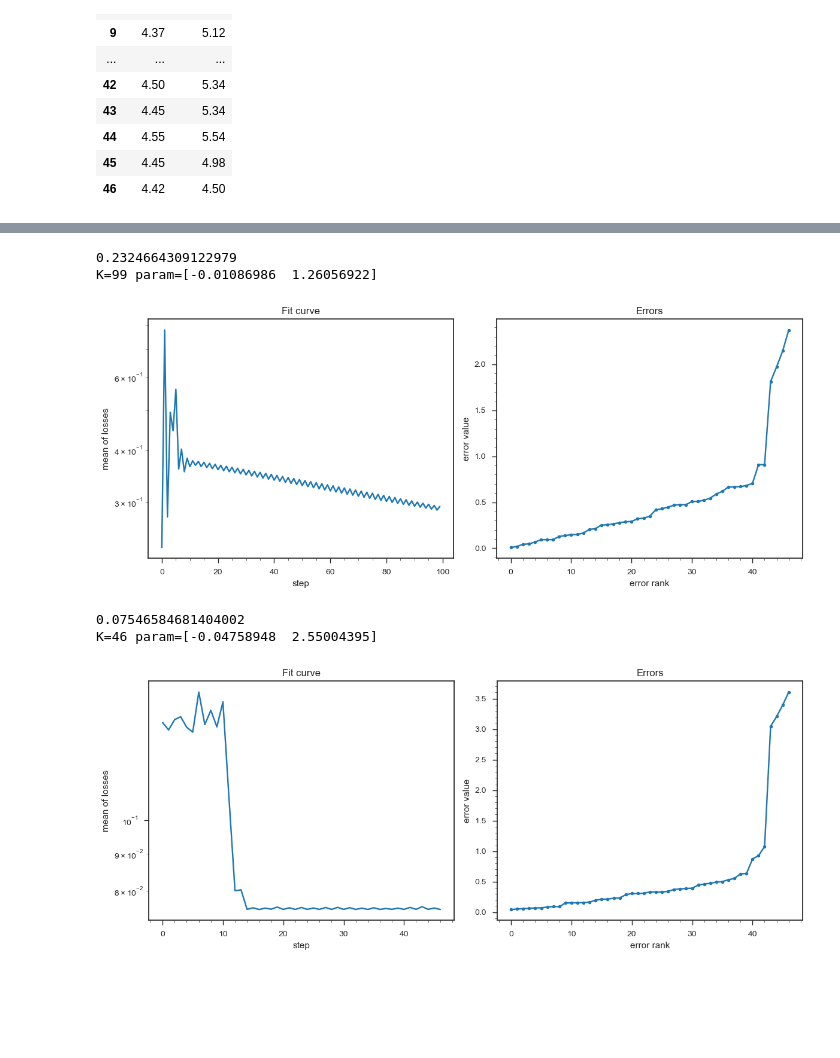
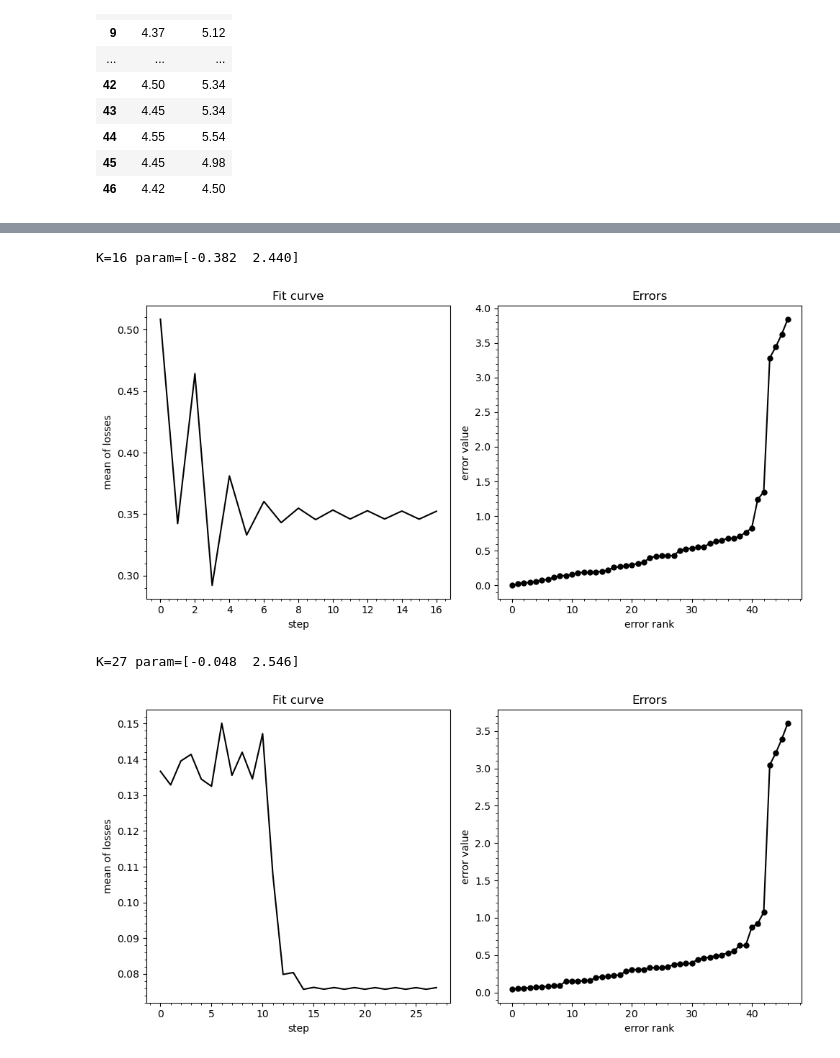
Before and after one commit to intellimath/mlgrad, a Jupyter notebook: examples/test_robust_regression.ipynb, the cells around one changed output, grey strips where cells are left out. Drawn from its saved outputs; the diff is of its cells as text; code cells hidden in the pictures; blank space fills up the shorter version.

```diff
--- a/examples/test_robust_regression.ipynb
+++ b/examples/test_robust_regression.ipynb
@@ -95,12 +96,11 @@ K=1499 param=[-0.05747772 -0.3149465 ]
 # %%
-mod_m_irls = model.LinearModel(1)
+mod_m_irls = models.LinearModel(1)
 mod_m_irls.init_param()
 # %%
-avg_m_irls = regr.averaging_function('M', rhofunc=func.Quantile_Sqrt(0.84, 0.001))
+avg_m_irls = regr.averaging_function('M', rhofunc=funcs.Quantile_Sqrt(0.84, 0.001))
 alg_m_irls = regr.m_regression_irls(Xs, Y, mod_m_irls, agg_func=avg_m_irls, h=0.001, n_iter2=100, verbose=1)
-err_m_irls = regr.plot_losses_and_errors(alg_m_irls, Xs, Y)
+err_m_irls = plots.plot_losses_and_errors(alg_m_irls, Xs, Y)
 # %% [output]
-0.2324664309122979
-K=99 param=[-0.01086986  1.26056922]
+K=16 param=[-0.382  2.440]
-[figure, old version]
+[figure, new version]
 # %%
@@ -108,10 +108,9 @@ mod_wm_irls = model.LinearModel(1)
 mod_wm_irls.init_param()
 # %%
-avg_wm_irls = regr.averaging_function('WM', rhofunc=func.QuantileFunc(0.84, func.Sqrt(0.001)))
+avg_wm_irls = regr.averaging_function('WM', rhofunc=funcs.QuantileFunc(0.85, funcs.Sqrt(0.001)))
 alg_wm_irls = regr.m_regression_irls(Xs, Y, mod_wm_irls, agg_func=avg_wm_irls, h=0.01, n_iter2=70, verbose=1)
-err_wm_irls = regr.plot_losses_and_errors(alg_wm_irls, Xs, Y)
+err_wm_irls = plots.plot_losses_and_errors(alg_wm_irls, Xs, Y)
 # %% [output]
-0.07546584681404002
-K=46 param=[-0.04758948  2.55004395]
+K=27 param=[-0.048  2.546]
-[figure, old version]
+[figure, new version]
 # %%
```
Also changed, not shown: parts of 14 cells of this notebook, 15 other files.
